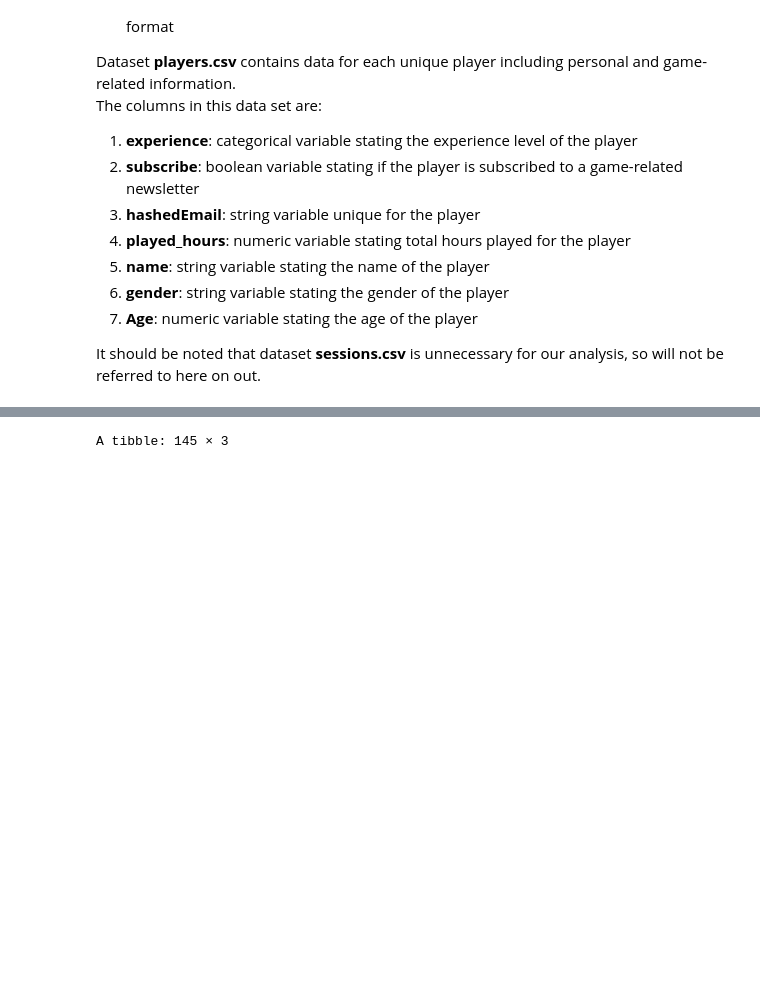
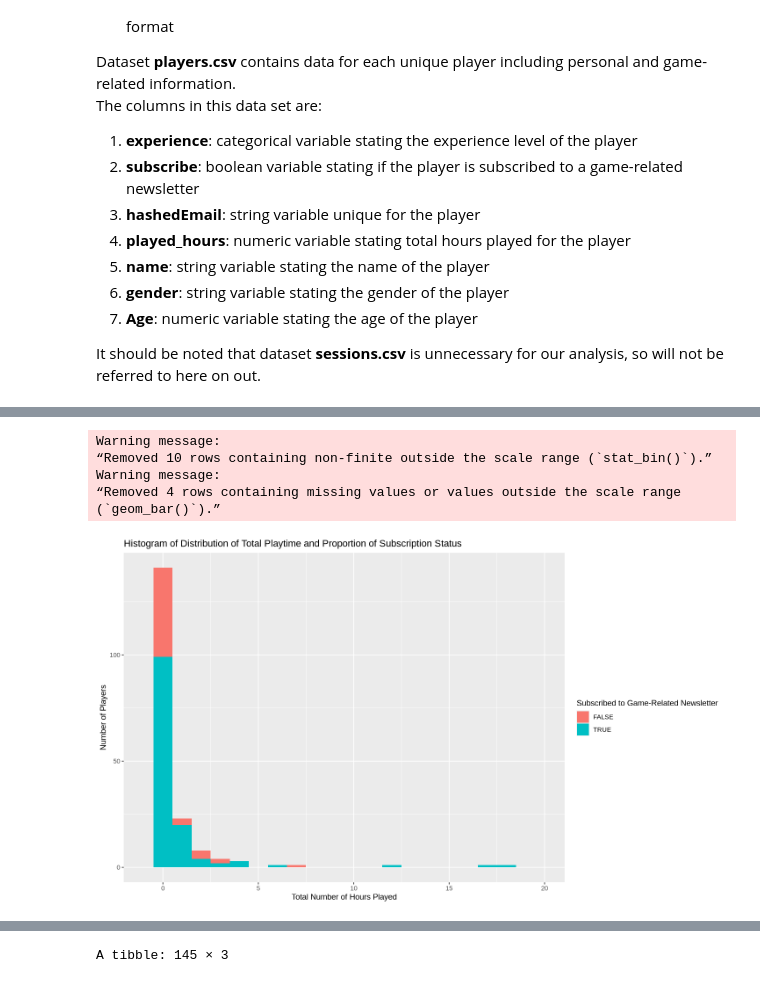
Before and after one commit to Kqvii/DSCI100-Group13, a Jupyter notebook: GroupProject-2.ipynb, the cells around one changed output, grey strips where cells are left out. Cells and saved outputs as stored; diff of their text form; code cells hidden in the pictures; blank space fills up the shorter version.

```diff
--- a/GroupProject-2.ipynb
+++ b/GroupProject-2.ipynb
@@ -115,0 +111,18 @@ A tibble: 2 × 3
+# %%
+players_dist <- players_wrangled |>
+    ggplot(aes(x = played_hours, fill = subscribe)) +
+    geom_histogram(binwidth = 1) +
+    scale_x_continuous(limits = c(-1, 20)) +
+    labs(x = "Total Number of Hours Played",
+         y = "Number of Players",
+         title = "Histogram of Distribution of Total Playtime and Proportion of Subscription Status",
+         fill = "Subscribed to Game-Related Newsletter")
+
+players_dist
+# %% [output]
+Warning message:
+“Removed 10 rows containing non-finite outside the scale range (`stat_bin()`).”
+Warning message:
+“Removed 4 rows containing missing values or values outside the scale range
+(`geom_bar()`).”
+[figure, added]
```
Also changed, not shown: parts of 12 cells of this notebook.
